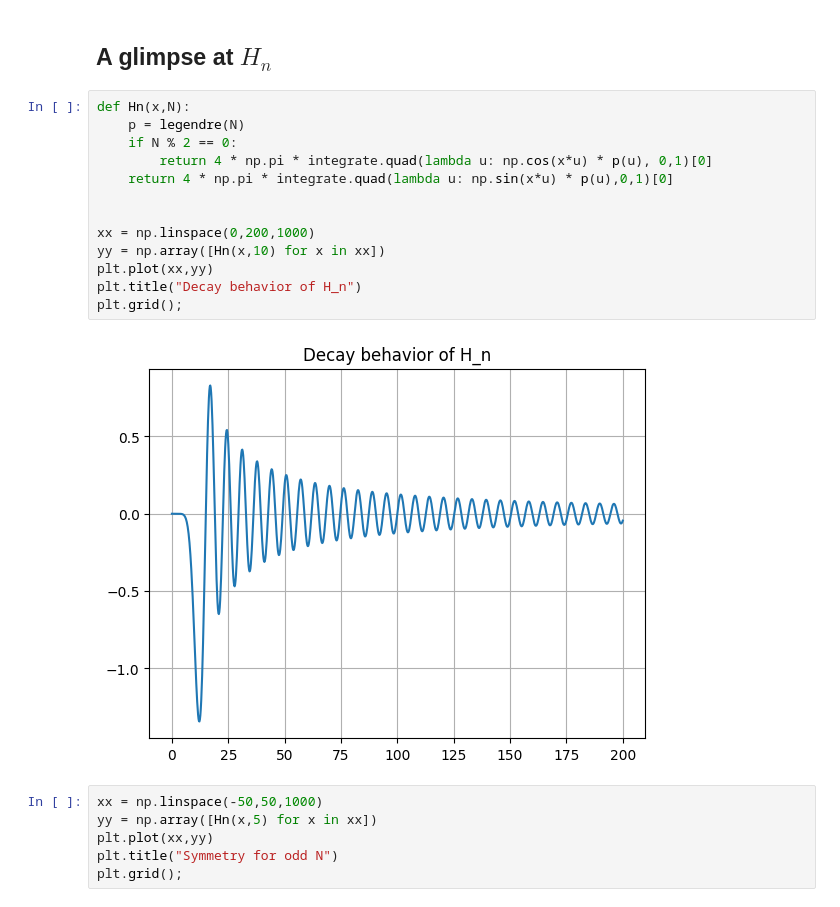
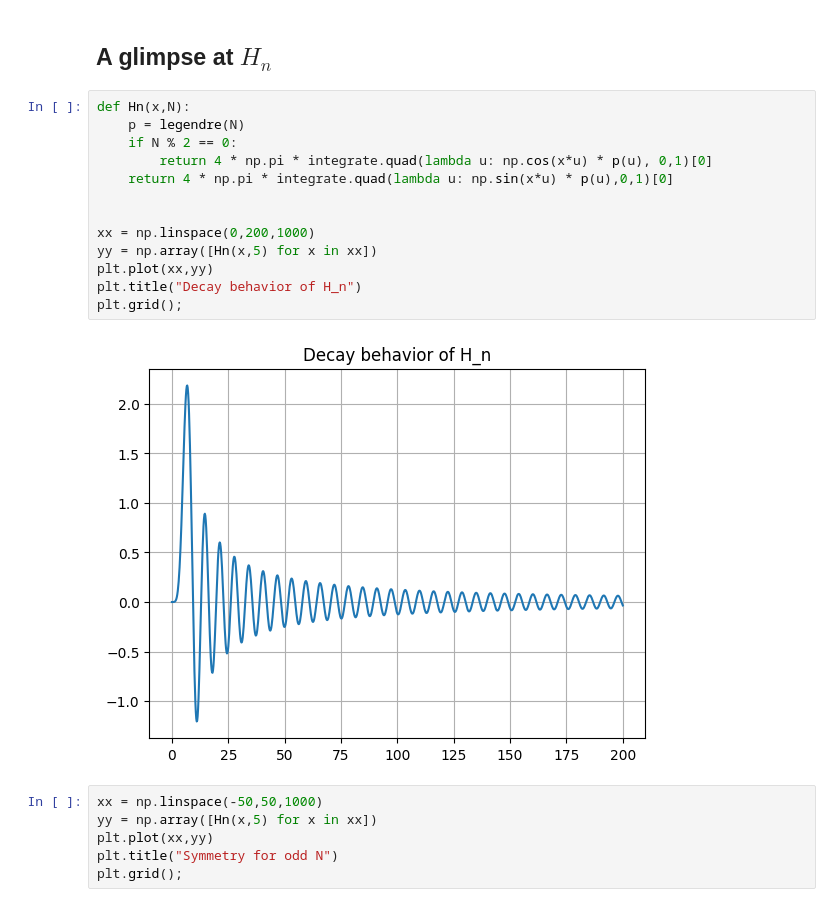
Before and after one commit to oppositecategory/3D_KLT, a Jupyter notebook: notebooks/eigenfunction.ipynb, the cells around one changed output. Drawn from its saved outputs; the diff is of its cells as text.

```diff
--- a/notebooks/eigenfunction.ipynb
+++ b/notebooks/eigenfunction.ipynb
@@ -14,18 +14,18 @@ import matplotlib.pyplot as plt
 # %%
 def Hn(x,N):
     p = legendre(N)
     if N % 2 == 0:
         return 4 * np.pi * integrate.quad(lambda u: np.cos(x*u) * p(u), 0,1)[0]
     return 4 * np.pi * integrate.quad(lambda u: np.sin(x*u) * p(u),0,1)[0]
 
 
 xx = np.linspace(0,200,1000)
-yy = np.array([Hn(x,10) for x in xx])
+yy = np.array([Hn(x,5) for x in xx])
 plt.plot(xx,yy)
 plt.title("Decay behavior of H_n")
 plt.grid();
 # %% [output]
-[figure, old version]
+[figure, new version]
 # %%
 xx = np.linspace(-50,50,1000)
 yy = np.array([Hn(x,5) for x in xx])
```
Also changed, not shown: parts of 4 cells of this notebook, 3 other files.
